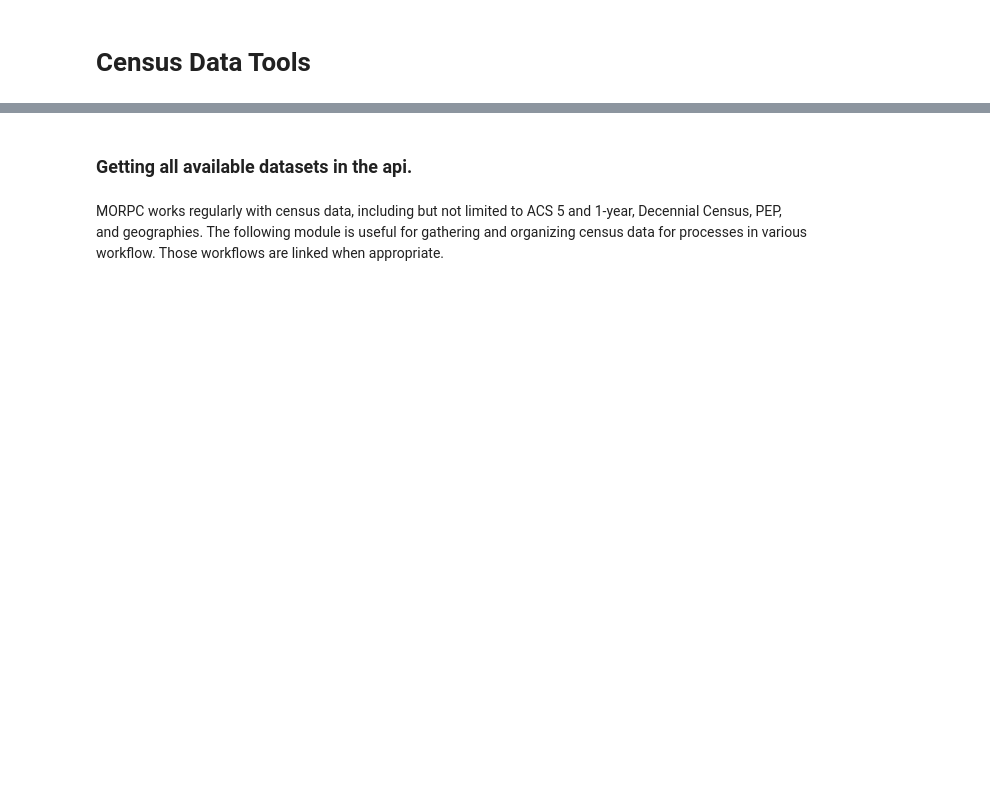
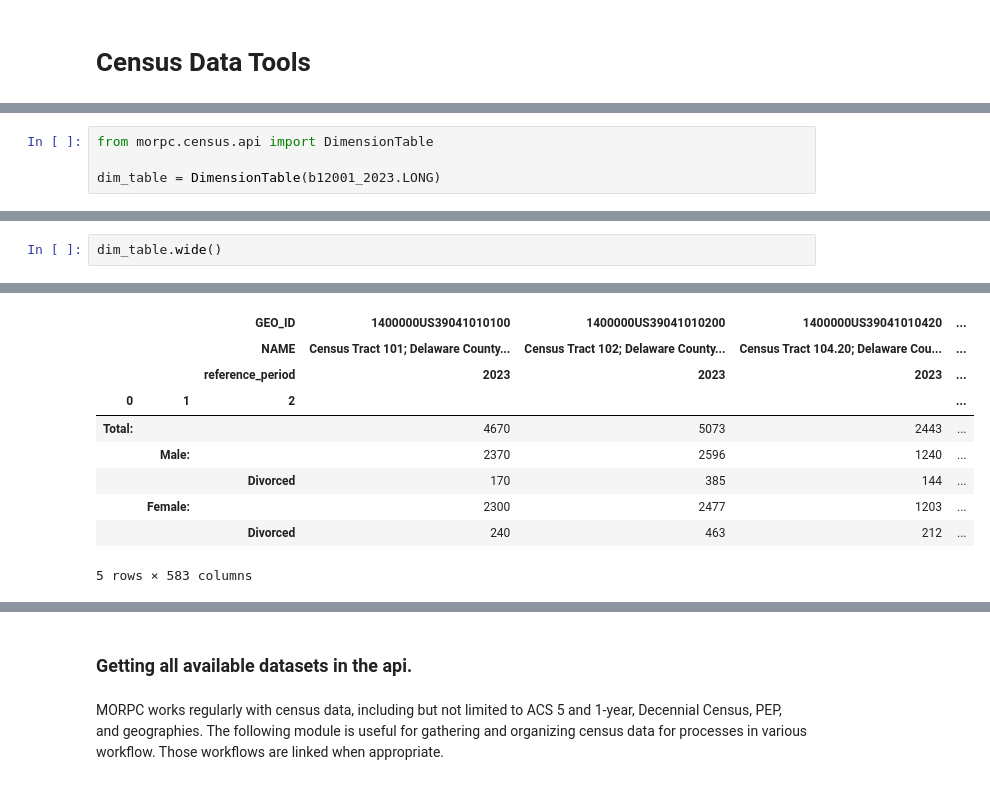
Before and after one commit to morpc/morpc-py, a Jupyter notebook: doc/07-morpc-census-demo.ipynb, the cells around one changed output, grey strips where cells are left out. Cells and saved outputs as stored; diff of their text form; blank space fills up the shorter version.

```diff
--- a/doc/07-morpc-census-demo.ipynb
+++ b/doc/07-morpc-census-demo.ipynb
@@ -14,0 +242,4 @@ api_get(**req)
+# %%
+from morpc.census.api import DimensionTable
+
+dim_table = DimensionTable(b12001_2023.LONG)
@@ -14,0 +248,3 @@ api_get(**req)
+# %%
+dim_table.wide()
+# %% [output]
@@ -14,0 +253,10 @@ api_get(**req)
+|  |  | GEO_ID | 1400000US39041010100 | 1400000US39041010200 | 1400000US39041010420 | ... |
+|  |  | NAME | Census Tract 101; Delaware County... | Census Tract 102; Delaware County... | Census Tract 104.20; Delaware Cou... | ... |
+|  |  | reference_period | 2023 | 2023 | 2023 | ... |
+| 0 | 1 | 2 |  |  |  | ... |
+| Total: |  |  | 4670 | 5073 | 2443 | ... |
+|  | Male: |  | 2370 | 2596 | 1240 | ... |
+|  |  | Divorced | 170 | 385 | 144 | ... |
+|  | Female: |  | 2300 | 2477 | 1203 | ... |
+|  |  | Divorced | 240 | 463 | 212 | ... |
+5 rows × 583 columns
```
Also changed, not shown: parts of 46 cells of this notebook, 4 other files.
